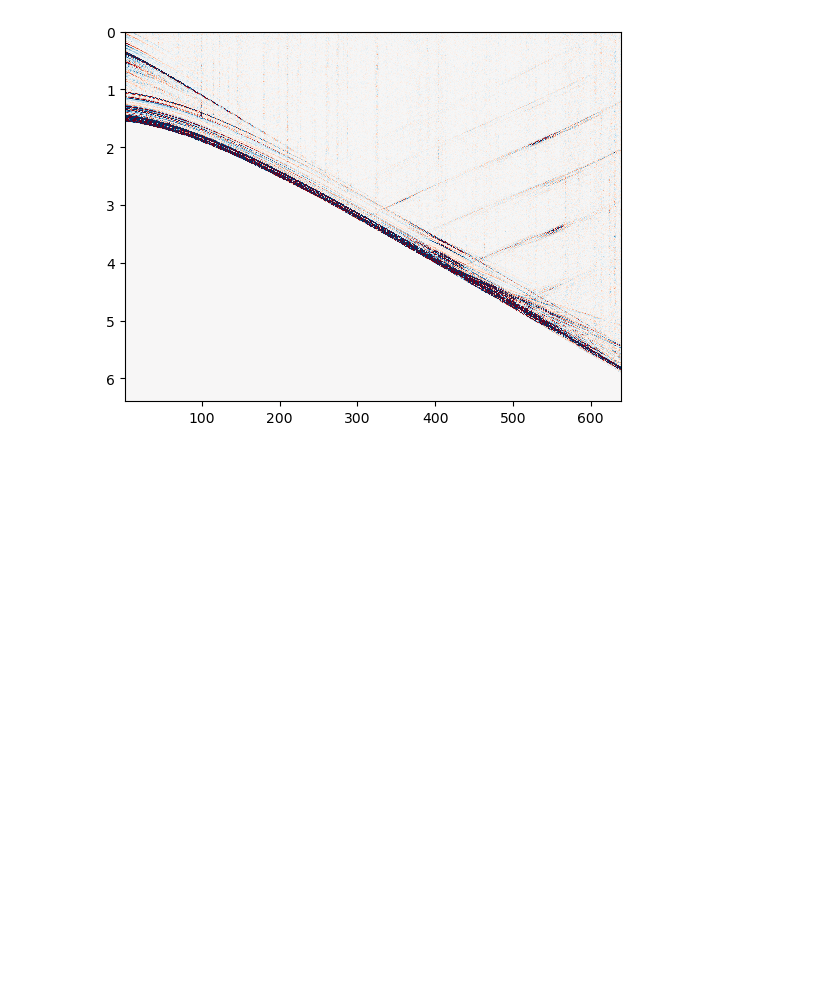
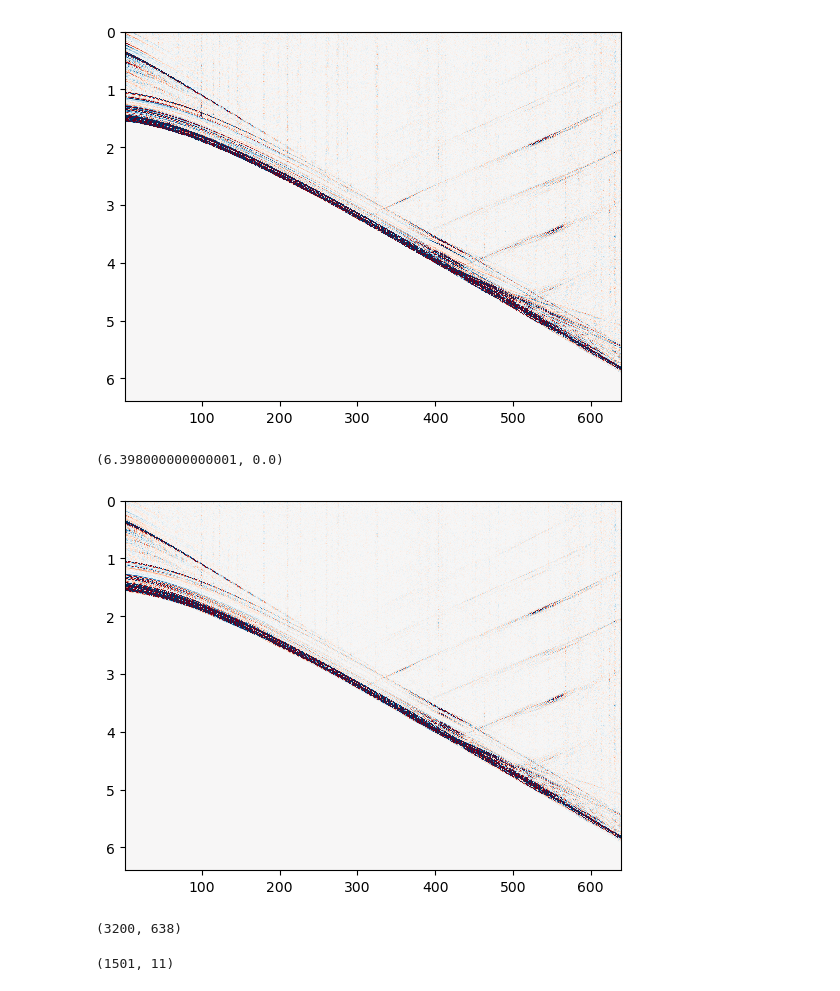
Before and after one commit to piyamure/sound, a Jupyter notebook: filter_signals.ipynb, the cells around one changed output. Saved outputs shown, nothing was run; the diff lists cells and outputs as text; code cells hidden in the pictures; blank space fills up the shorter version.

Commit message:
matching filter to remove bubble wave noise

```diff
--- a/filter_signals.ipynb
+++ b/filter_signals.ipynb
@@ -103,0 +102,25 @@ plt.ylim(time[-1],time[0])
+# %%
+# load source and bubble wave singature
+source_sig = sp.io.loadmat('data/source_signature')
+s0 = source_sig['source']  # full source singal
+p0 = source_sig['peak1']   # pure source signal
+b_1 = source_sig['peak2']  # first bubble wave
+# %%
+# apply two steps filtering method
+def MF2(signals):
+    mf1 = match_filter(signals,s0.squeeze())
+    mf2 = mf1 - 0.15*match_filter(mf1,b_1.squeeze())
+    return mf1,mf2
+# %%
+mf1,mf2 = MF2(signals)
+# %%
+plt.pcolormesh(R,time,mf2, shading='auto', cmap='RdBu_r')
+plt.clim([-0.25, 0.25])
+plt.ylim(time[-1],time[0])
+# %% [output]
+(6.398000000000001, 0.0)
+[figure, added]
+# %%
+signals.shape
+# %% [output]
+(3200, 638)
@@ -103,0 +137,5 @@ plt.ylim(time[-1],time[0])
+# %%
+selected_sig = get_value_area(signals=signals,t_range=(0,3),r_range=(0,10))
+selected_sig.shape
+# %% [output]
+(1501, 11)
```
Also changed, not shown: parts of 9 cells of this notebook.
